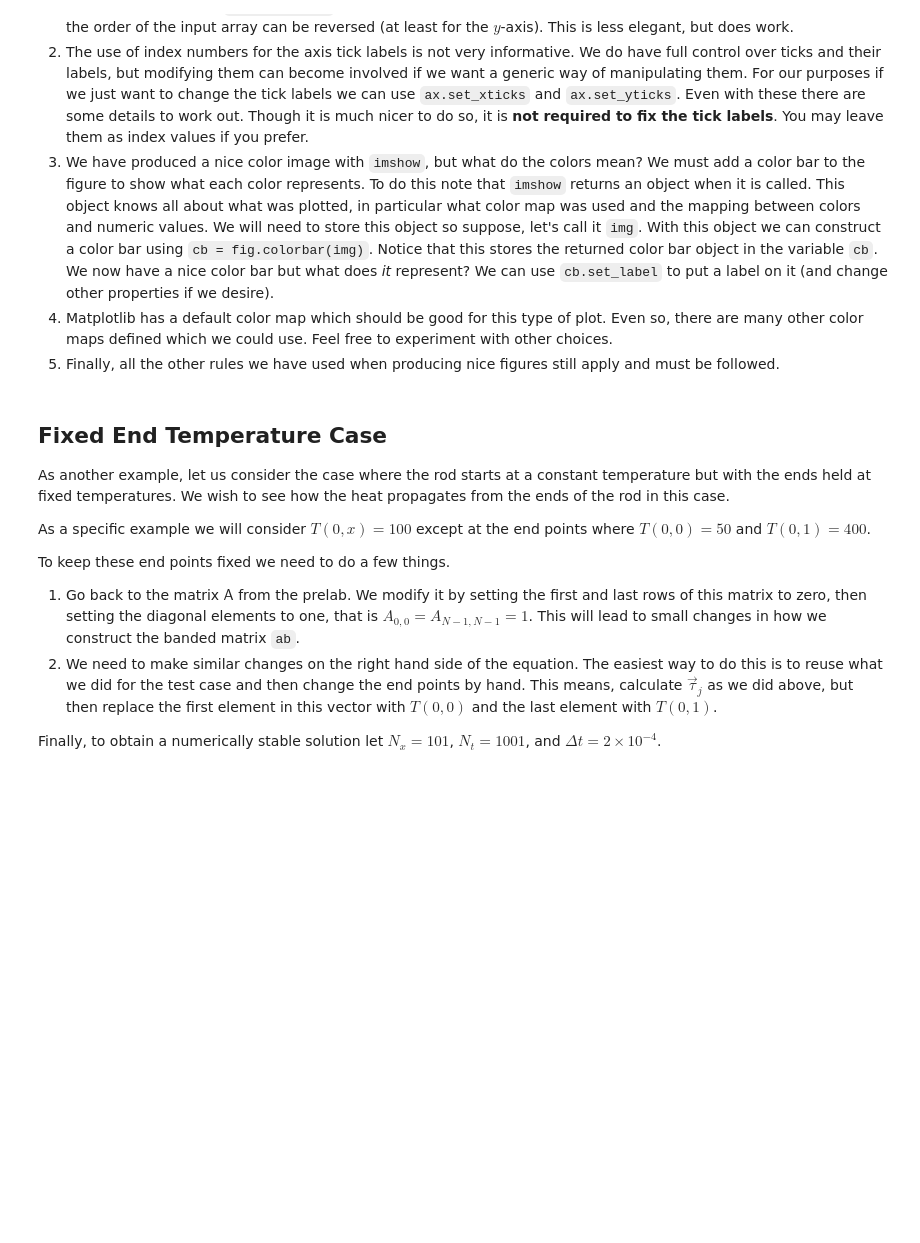
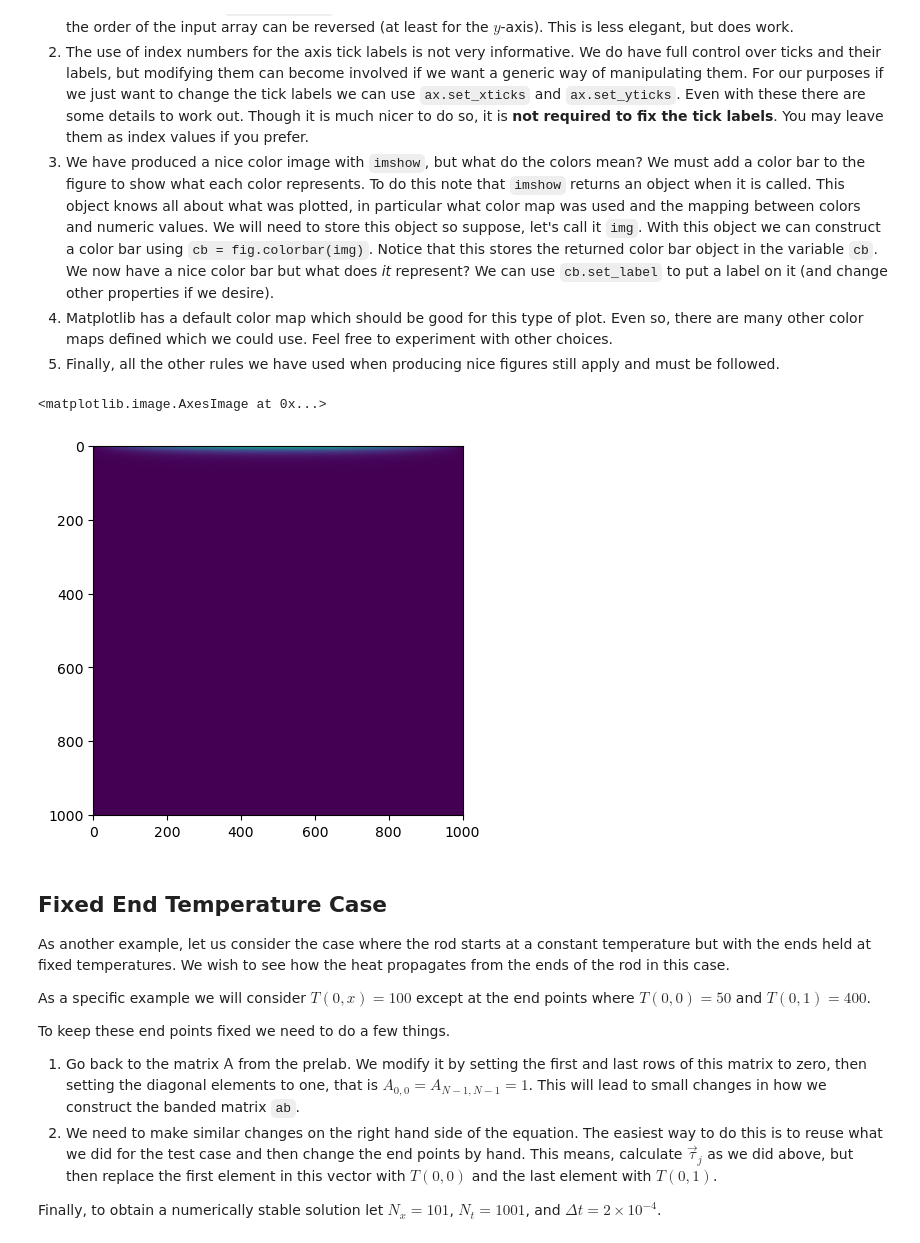
Before and after one commit to SerenaLynas/p250-spring-2026, a Jupyter notebook: labs/Lab07.ipynb, the cells around one changed output. Cells and saved outputs as stored; diff of their text form; code cells hidden in the pictures; blank space fills up the shorter version.

```diff
--- a/labs/Lab07.ipynb
+++ b/labs/Lab07.ipynb
@@ -116,3 +112,8 @@ raise NotImplementedError()
+# %%
+plt.imshow(T)
+# %% [output]
+<matplotlib.image.AxesImage at 0x...>
+[figure, added]
 # %% [markdown]
 ## Fixed End Temperature Case
 
```
Also changed, not shown: parts of 3 cells of this notebook.
